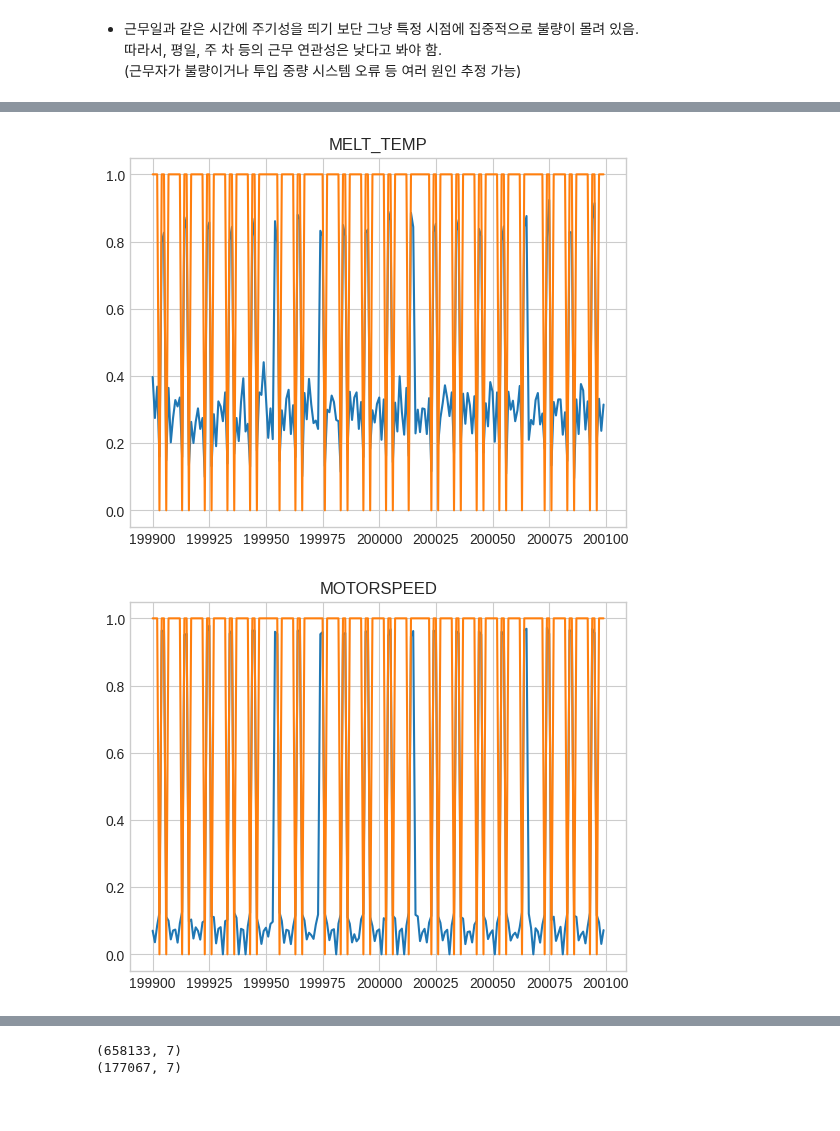
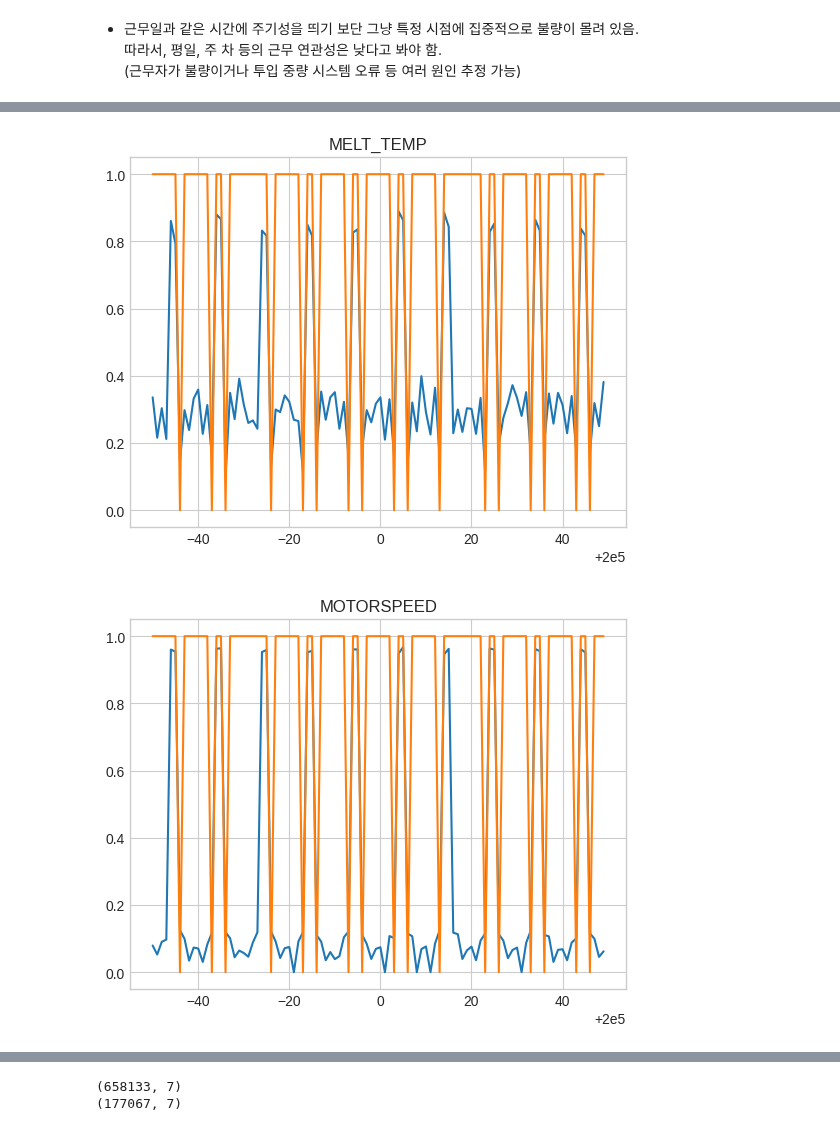
Before and after one commit to min0355/mx_competition, a Jupyter notebook: code/EDA_2.ipynb, the cells around one changed output, grey strips where cells are left out. Saved outputs shown, nothing was run; the diff lists cells and outputs as text; code cells hidden in the pictures.

```diff
--- a/code/EDA_2.ipynb
+++ b/code/EDA_2.ipynb
@@ -110,8 +110,8 @@ for col in X.columns:
 # 불량 발생 지점 확대, 그림이 잘 보이게 하기 위해 첫 번째는 라벨 없이 데이터만 도시
 eventrow = 200000
 
-minx = eventrow - 100
-maxx = eventrow + 100
+minx = eventrow - 50
+maxx = eventrow + 50
 
 for col in X.columns:
     plt.style.use('seaborn-whitegrid')
@@ -132,19 +132,19 @@ for col in X.columns:
 # %%
 # 불량 발생 지점 확대, 라벨과 비교 : 시간적인 feature 들과 무관하며, 광범위한 특정 영역 대에서 집중 발생함을 알 수 있음.
 eventrow = 200000
 
-minx = eventrow - 100
-maxx = eventrow + 100
+minx = eventrow - 50
+maxx = eventrow + 50
 
 for col in X.columns:
     plt.style.use('seaborn-whitegrid')
     fig = plt.figure()
     ax = plt.axes()
     plt.title(col)
 
     x = np.linspace(minx, maxx)
     ax.plot(X[col][minx : maxx])
     ax.plot(y['TAG'][minx : maxx])
 # %% [output]
-[figure, old version]
+[figure, new version]
-[figure, old version]
+[figure, new version]
```
Also changed, not shown: parts of 2 cells of this notebook.
